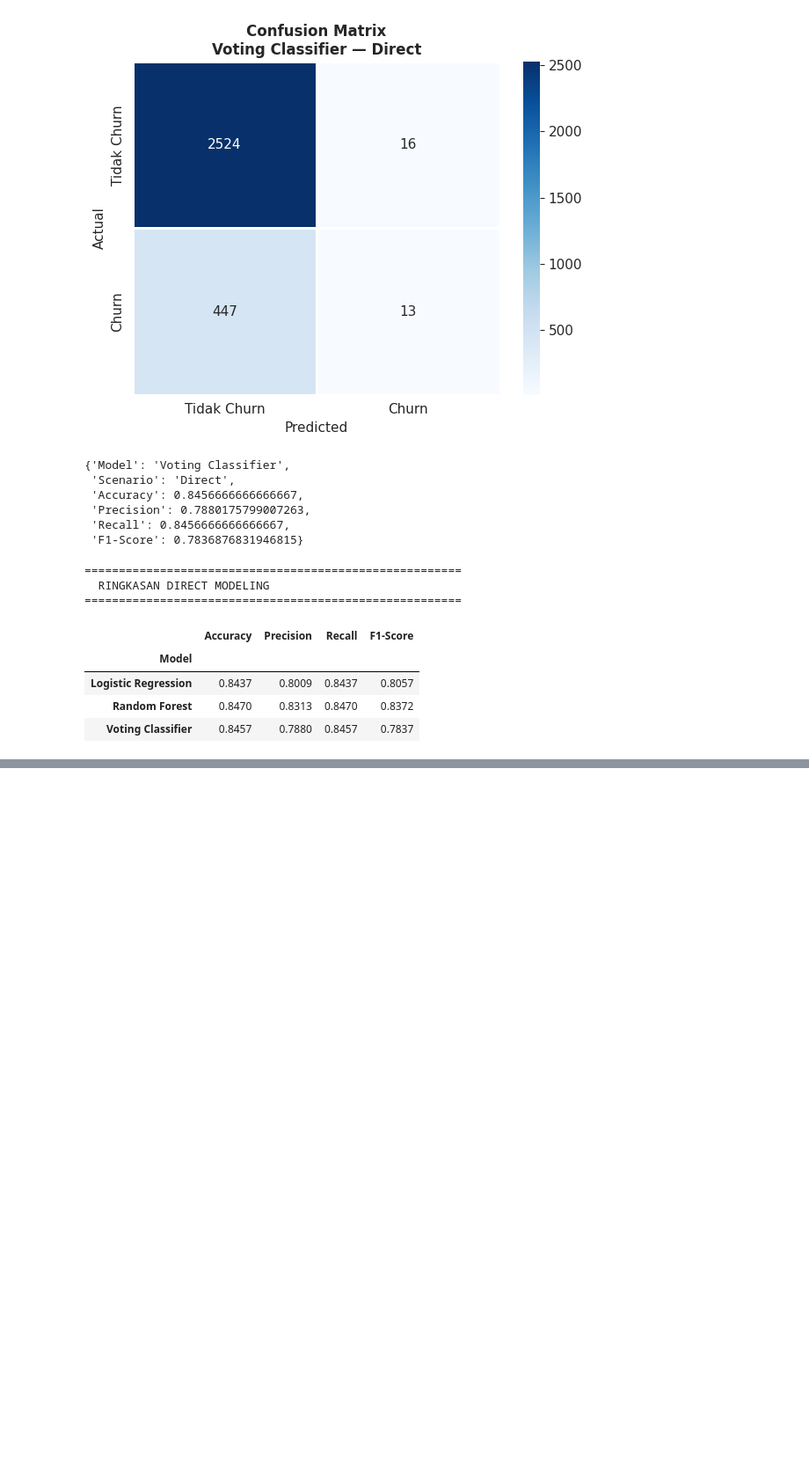
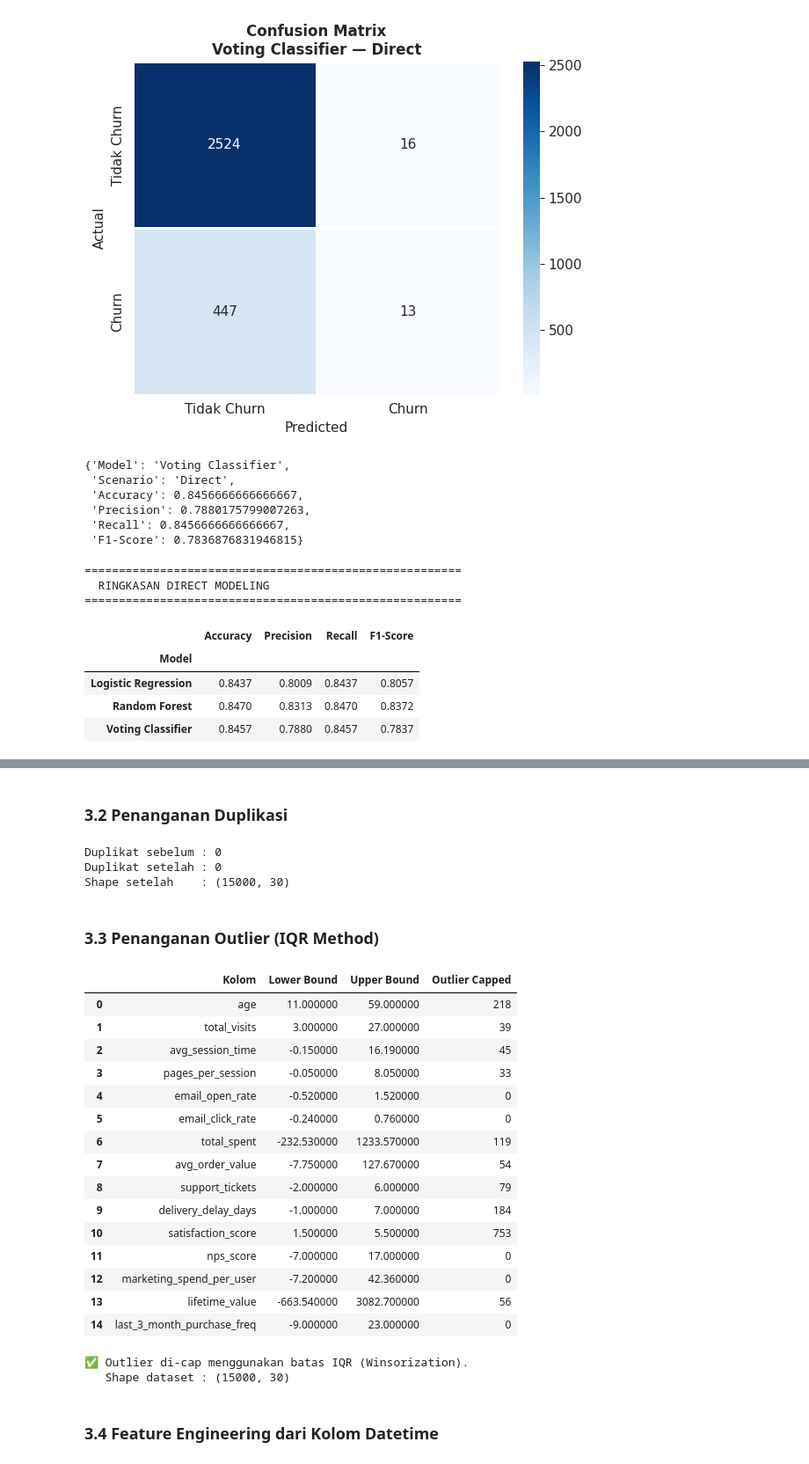
Before and after one commit to GabriellaJovanka/churn-customer--prediction, a Jupyter notebook: ChurnPredict_Draft.ipynb, the cells around one changed output, grey strips where cells are left out. Shown at 88% size. Drawn from its saved outputs; the diff is of its cells as text; code cells hidden in the pictures; blank space fills up the shorter version.

```diff
--- a/ChurnPredict_Draft.ipynb
+++ b/ChurnPredict_Draft.ipynb
@@ -521,0 +562,64 @@ display(df_direct_results.set_index('Model').drop(columns='Scenario')
+# %% [markdown]
+### 3.2 Penanganan Duplikasi
+# %%
+# Duplikasi
+dup_before = df_prep.duplicated().sum()
+df_prep.drop_duplicates(inplace=True)
+dup_after = df_prep.duplicated().sum()
+print(f"Duplikat sebelum : {dup_before}")
+print(f"Duplikat setelah : {dup_after}")
+print(f"Shape setelah    : {df_prep.shape}")
+# %% [output]
+Duplikat sebelum : 0
+Duplikat setelah : 0
+Shape setelah    : (15000, 30)
+# %% [markdown]
+### 3.3 Penanganan Outlier (IQR Method)
+# %%
+# Outlier — IQR Capping (Winsorization)
+# Menggunakan capping (bukan drop) agar data tidak berkurang terlalu banyak
+outlier_cols = ['age', 'total_visits', 'avg_session_time', 'pages_per_session',
+                'email_open_rate', 'email_click_rate', 'total_spent',
+                'avg_order_value', 'support_tickets', 'delivery_delay_days',
+                'satisfaction_score', 'nps_score', 'marketing_spend_per_user',
+                'lifetime_value', 'last_3_month_purchase_freq']
+
+outlier_summary = []
+for col in outlier_cols:
+    if col not in df_prep.columns:
+        continue
+    Q1 = df_prep[col].quantile(0.25)
+    Q3 = df_prep[col].quantile(0.75)
+    IQR = Q3 - Q1
+    lower = Q1 - 1.5 * IQR
+    upper = Q3 + 1.5 * IQR
+    n_outlier = ((df_prep[col] < lower) | (df_prep[col] > upper)).sum()
+    df_prep[col] = df_prep[col].clip(lower=lower, upper=upper)
+    outlier_summary.append({'Kolom': col, 'Lower Bound': round(lower, 2),
+                             'Upper Bound': round(upper, 2), 'Outlier Capped': n_outlier})
+
+df_outlier = pd.DataFrame(outlier_summary)
+display(df_outlier.style.background_gradient(cmap='Oranges', subset=['Outlier Capped']))
+print(f"\n✅ Outlier di-cap menggunakan batas IQR (Winsorization).")
+print(f"   Shape dataset : {df_prep.shape}")
+# %% [output]
+|  | Kolom | Lower Bound | Upper Bound | Outlier Capped |
+| 0 | age | 11.000000 | 59.000000 | 218 |
+| 1 | total_visits | 3.000000 | 27.000000 | 39 |
+| 2 | avg_session_time | -0.150000 | 16.190000 | 45 |
+| 3 | pages_per_session | -0.050000 | 8.050000 | 33 |
+| 4 | email_open_rate | -0.520000 | 1.520000 | 0 |
+| 5 | email_click_rate | -0.240000 | 0.760000 | 0 |
+| 6 | total_spent | -232.530000 | 1233.570000 | 119 |
+| 7 | avg_order_value | -7.750000 | 127.670000 | 54 |
+| 8 | support_tickets | -2.000000 | 6.000000 | 79 |
+| 9 | delivery_delay_days | -1.000000 | 7.000000 | 184 |
+| 10 | satisfaction_score | 1.500000 | 5.500000 | 753 |
+| 11 | nps_score | -7.000000 | 17.000000 | 0 |
+| 12 | marketing_spend_per_user | -7.200000 | 42.360000 | 0 |
+| 13 | lifetime_value | -663.540000 | 3082.700000 | 56 |
+| 14 | last_3_month_purchase_freq | -9.000000 | 23.000000 | 0 |
+✅ Outlier di-cap menggunakan batas IQR (Winsorization).
+   Shape dataset : (15000, 30)
+# %% [markdown]
+### 3.4 Feature Engineering dari Kolom Datetime
```
Also changed, not shown: parts of 16 cells of this notebook.
